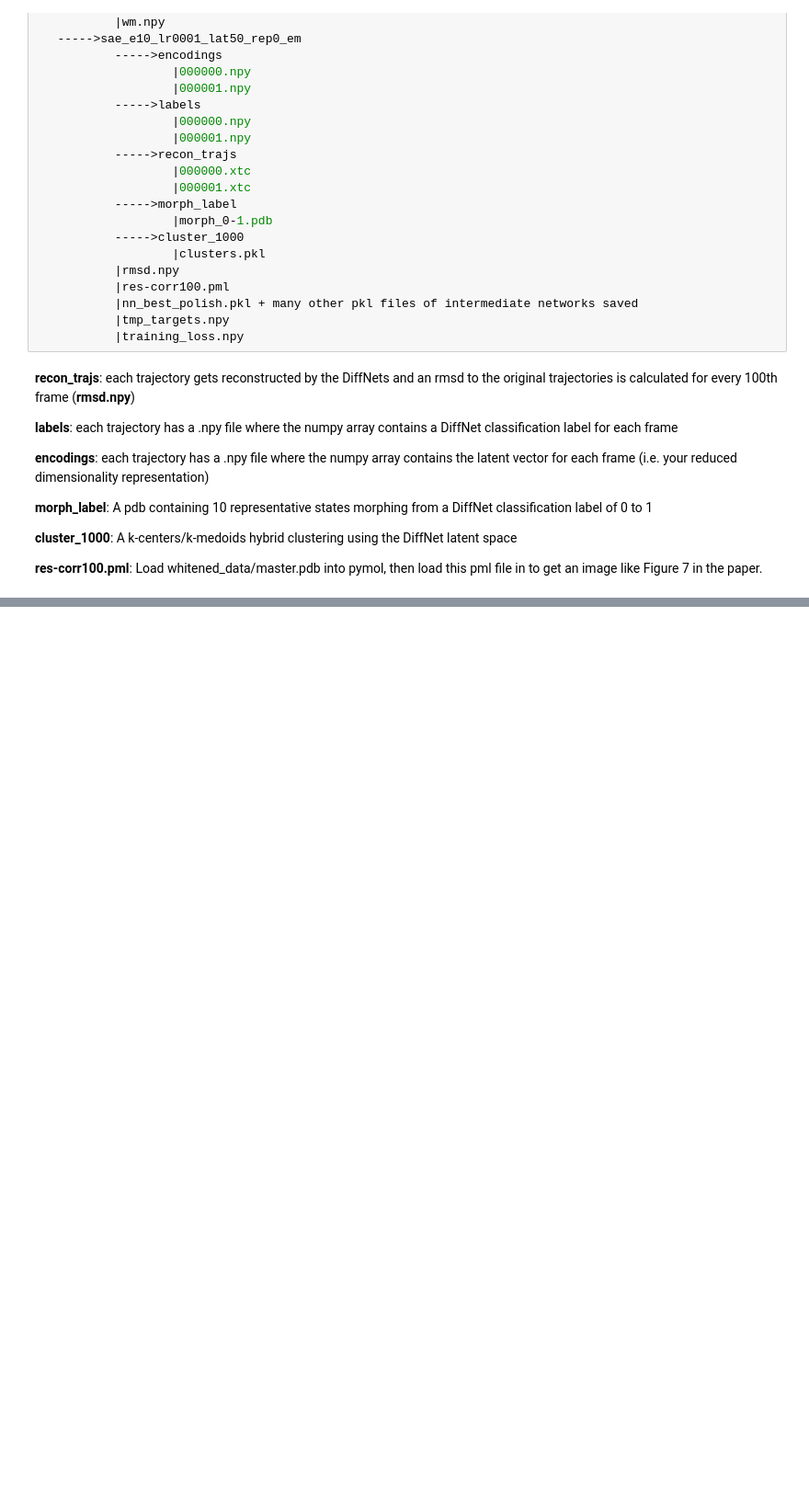
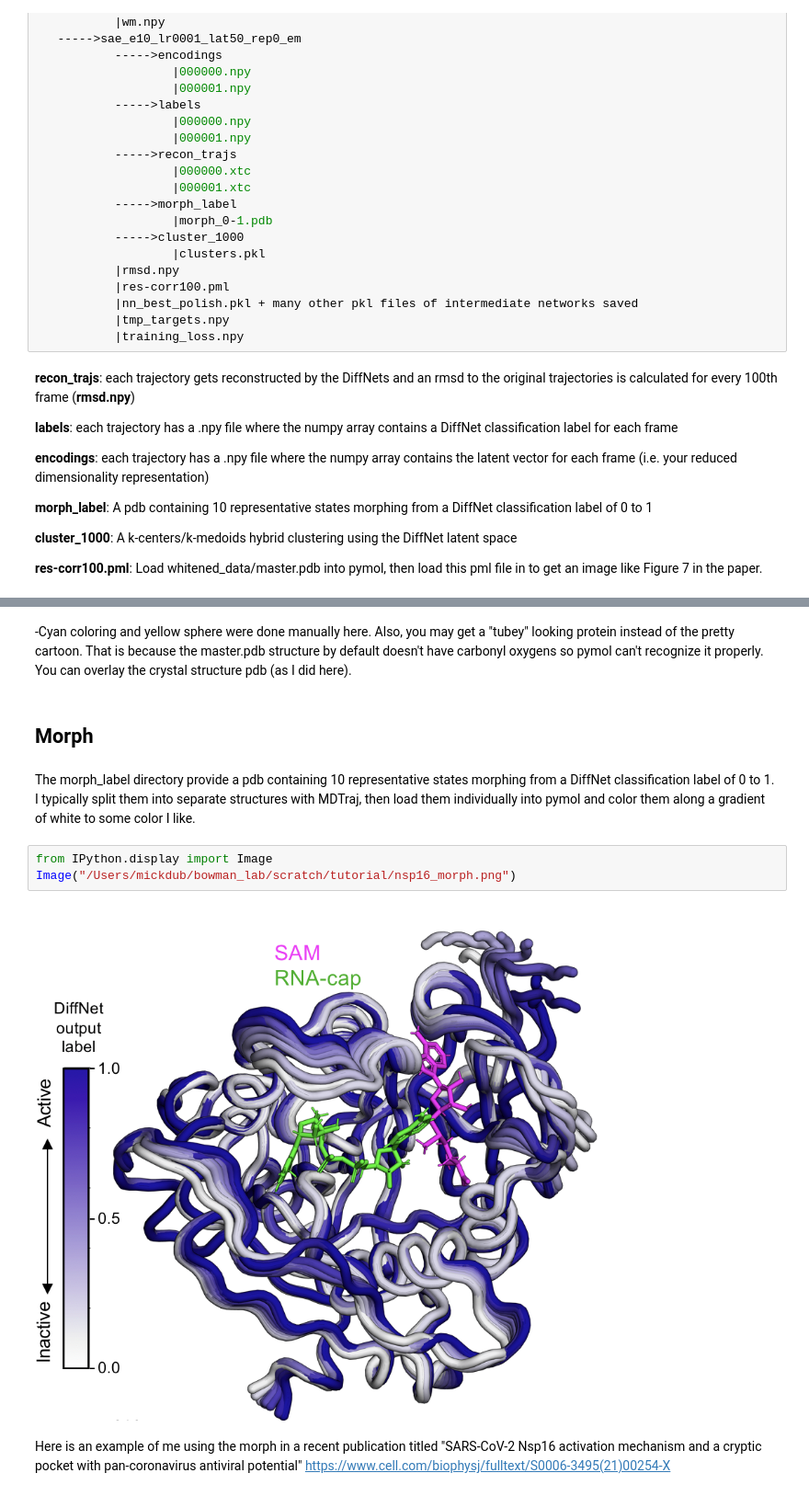
Before and after one commit to bowman-lab/diffnets, a Jupyter notebook: examples/diffnet_tutorial.ipynb, the cells around one changed output, grey strips where cells are left out. Shown at 92% size. Drawn from its saved outputs; the diff is of its cells as text; blank space fills up the shorter version.

```diff
--- a/examples/diffnet_tutorial.ipynb
+++ b/examples/diffnet_tutorial.ipynb
@@ -288,0 +374,14 @@ practice_dir
+# %% [markdown]
+-Cyan coloring and yellow sphere were done manually here. Also, you may get a "tubey" looking protein instead of the pretty cartoon. That is because the master.pdb structure by default doesn't have carbonyl oxygens so pymol can't recognize it properly. You can overlay the crystal structure pdb (as I did here).
+# %% [markdown]
+## Morph
+# %% [markdown]
+The morph_label directory provide a pdb containing 10 representative states morphing from a DiffNet classification label of 0 to 1. I typically split them into separate structures with MDTraj, then load them individually into pymol and color them along a gradient of white to some color I like.
+# %%
+from IPython.display import Image
+Image("/Users/mickdub/bowman_lab/scratch/tutorial/nsp16_morph.png")
+# %% [output]
+[figure, added]
+# %% [markdown]
+Here is an example of me using the morph in a recent publication titled "SARS-CoV-2 Nsp16 activation mechanism and a cryptic pocket with pan-coronavirus antiviral potential"
+https://www.cell.com/biophysj/fulltext/S0006-3495(21)00254-X
```
Also changed, not shown: parts of 13 cells of this notebook.
